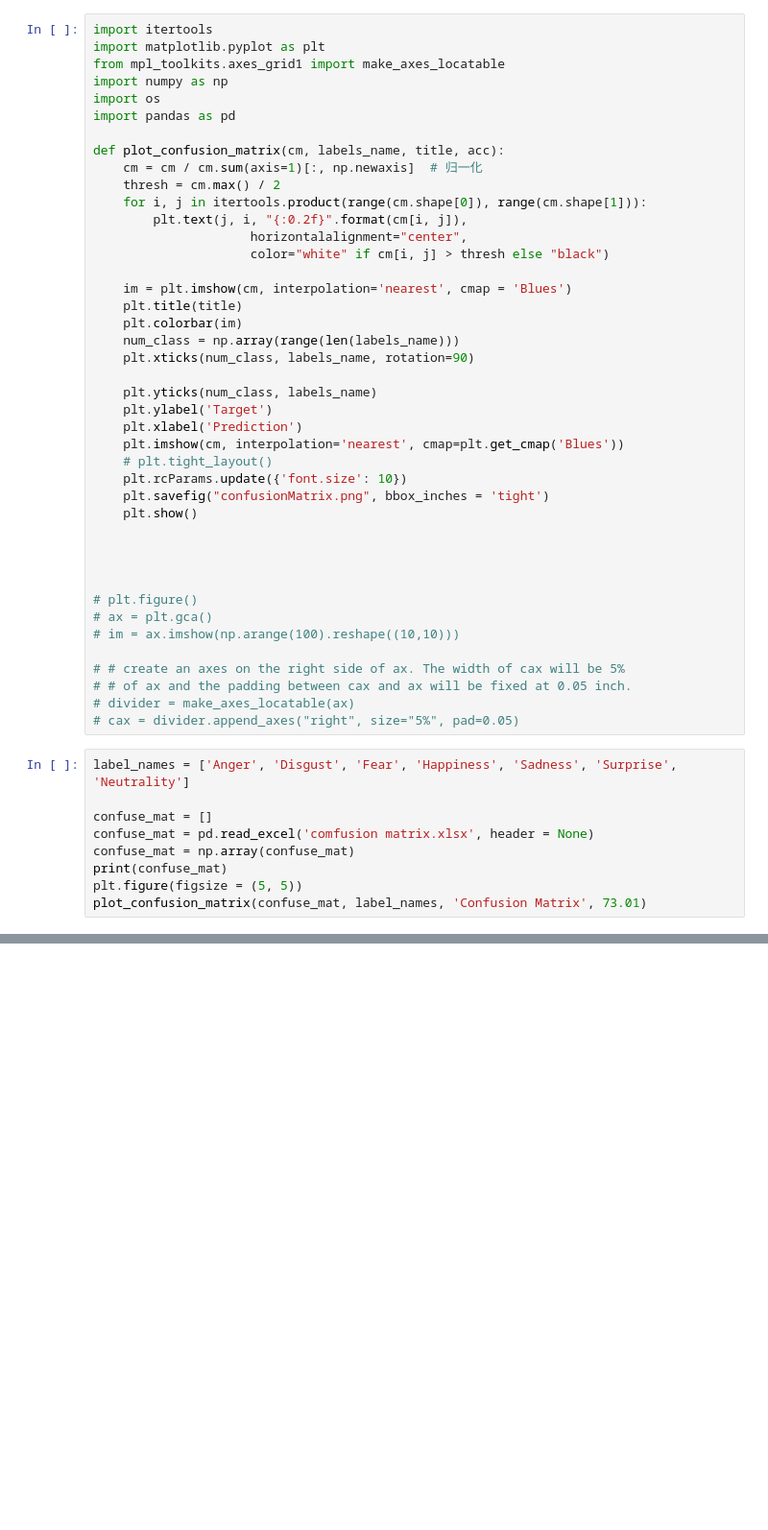
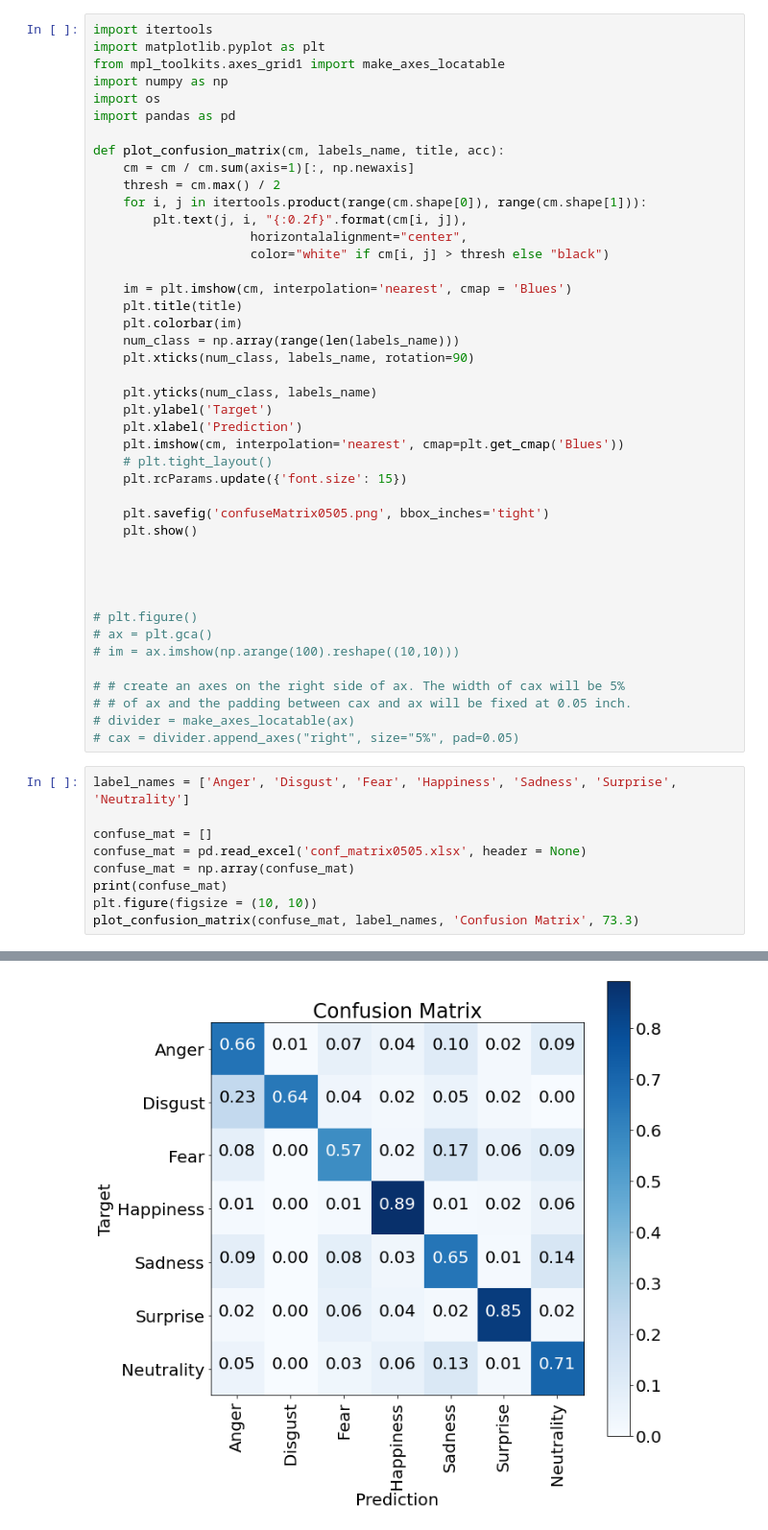
Before and after one commit to zhuofachen/Emotion-detection, a Jupyter notebook: Plot_figures.ipynb, the cells around one changed output, grey strips where cells are left out. Shown: that part at 96% size. Drawn from its saved outputs; the diff is of its cells as text; blank space fills up the shorter version.

```diff
--- a/Plot_figures.ipynb
+++ b/Plot_figures.ipynb
@@ -9,7 +9,7 @@ import os
 import pandas as pd
 
 def plot_confusion_matrix(cm, labels_name, title, acc):
-    cm = cm / cm.sum(axis=1)[:, np.newaxis]  # 归一化
+    cm = cm / cm.sum(axis=1)[:, np.newaxis]
     thresh = cm.max() / 2
     for i, j in itertools.product(range(cm.shape[0]), range(cm.shape[1])):
         plt.text(j, i, "{:0.2f}".format(cm[i, j]),
@@ -27,8 +27,9 @@ def plot_confusion_matrix(cm, labels_name, title, acc):
     plt.xlabel('Prediction')
     plt.imshow(cm, interpolation='nearest', cmap=plt.get_cmap('Blues'))
     # plt.tight_layout()
-    plt.rcParams.update({'font.size': 10})
-    plt.savefig("confusionMatrix.png", bbox_inches = 'tight')
+    plt.rcParams.update({'font.size': 15})
+
+    plt.savefig('confuseMatrix0505.png', bbox_inches='tight')
     plt.show()
 
 
@@ -46,9 +47,9 @@ def plot_confusion_matrix(cm, labels_name, title, acc):
 label_names = ['Anger', 'Disgust', 'Fear', 'Happiness', 'Sadness', 'Surprise', 'Neutrality']
 
 confuse_mat = []
-confuse_mat = pd.read_excel('comfusion matrix.xlsx', header = None)
+confuse_mat = pd.read_excel('conf_matrix0505.xlsx', header = None)
 confuse_mat = np.array(confuse_mat)
 print(confuse_mat)
-plt.figure(figsize = (5, 5))
-plot_confusion_matrix(confuse_mat, label_names, 'Confusion Matrix', 73.01)
+plt.figure(figsize = (10, 10))
+plot_confusion_matrix(confuse_mat, label_names, 'Confusion Matrix', 73.3)
 # %% [output]
@@ -55,0 +63 @@ FileNotFoundError: ignored
+[figure, added]
```
Also changed, not shown: parts of 6 cells of this notebook.
